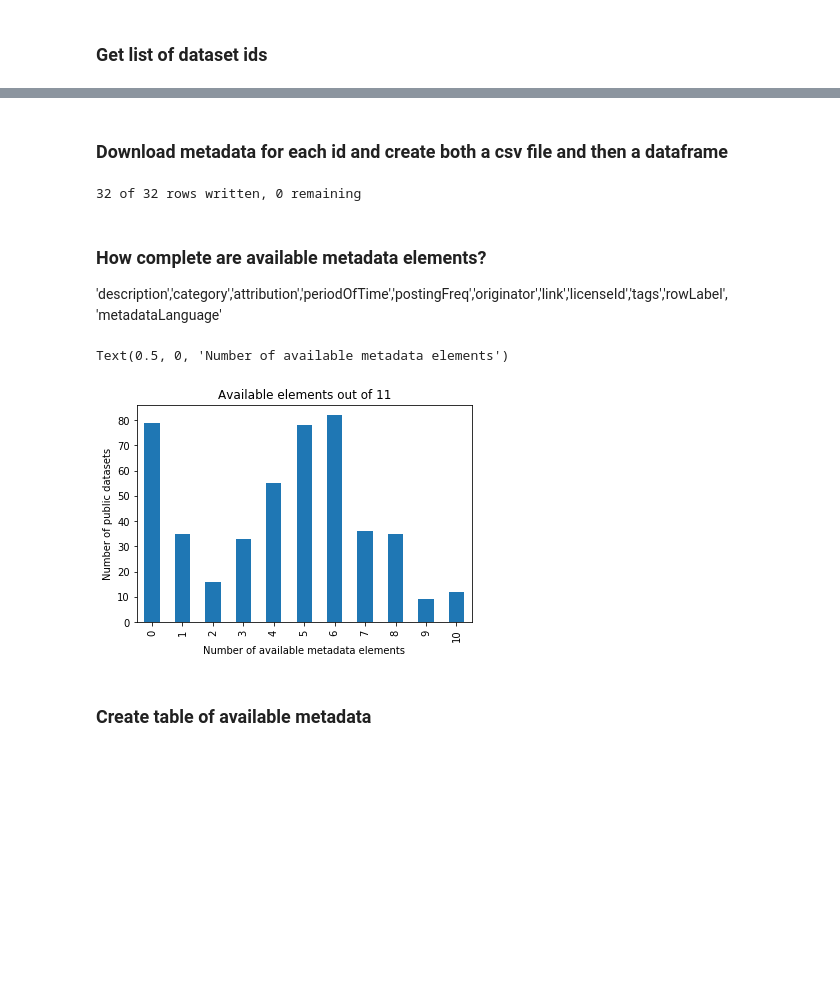
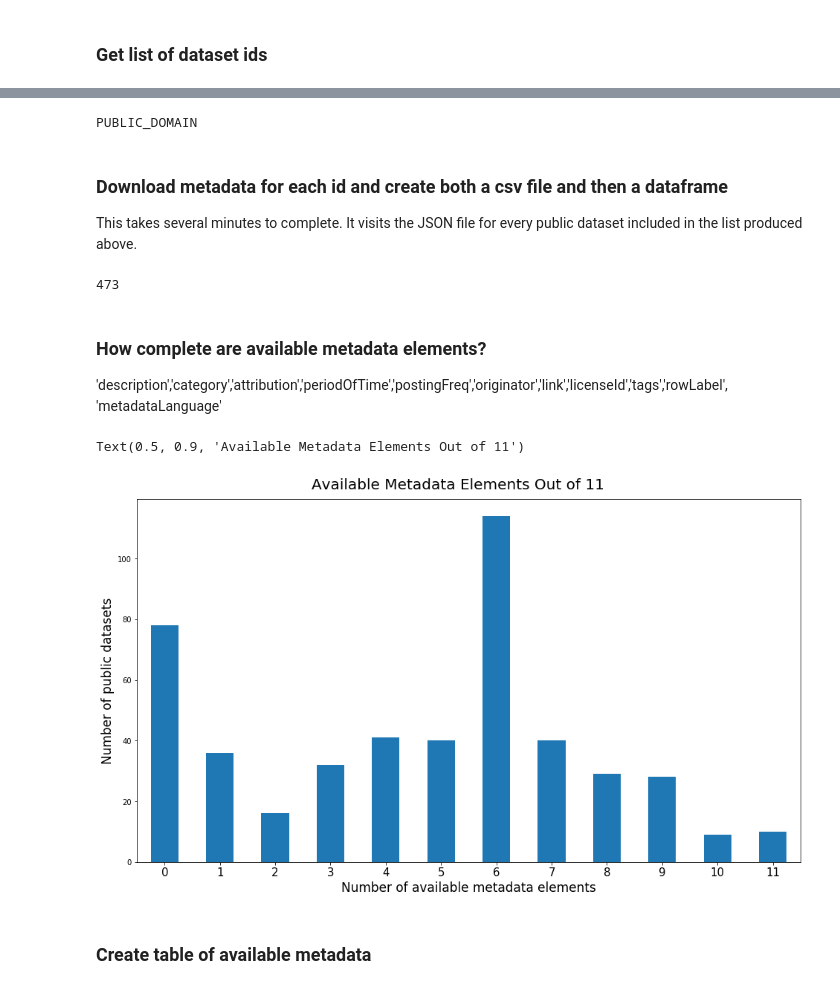
Before and after one commit to OpenDataLiteracy/WSL-AMF, a Jupyter notebook: portal-dashboard/socrata-all-metadata.ipynb, the cells around one changed output, grey strips where cells are left out. Drawn from its saved outputs; the diff is of its cells as text; code cells hidden in the pictures; blank space fills up the shorter version.

```diff
--- a/portal-dashboard/socrata-all-metadata.ipynb
+++ b/portal-dashboard/socrata-all-metadata.ipynb
@@ -136,6 +148,7 @@ pltdf2 = pd.concat([pltdf2, new_row], sort=True) #Add the 'others' value to the
 
 
 #plot the types
+plt.rcParams["figure.figsize"] = [16,9]
 cs=cm.YlGn(np.arange(6)/8.)
 pltdf2.plot(y='value', kind='pie', labels=pltdf2.unit, colors=cs, legend=False, textprops={'fontsize': 16})
 plt.ylabel('') #Gets rid of the "Counts label"
@@ -323,5 +337,24 @@ List built: 470 elements
+# %%
+#with tags: 8wih-9h9v
+#without:w4dt-5axg
+
+s=requests.get('https://data.wa.gov/views/8wih-9h9v.json?$$app_token=OHlDzukOUa15bLYTvOV23hrmX') #build string according to SOCRATA's convention
+r=json.loads(s.text)
+
+print(r.get('licenseId'))
+#print(r.keys())
+def exists(obj, chain):
+    _key = chain.pop(0)
+    if _key in obj:
+        return exists(obj[_key], chain) if chain else obj[_key]
+
+#print(len(exists(r,['tags'])) if exists(r,['tags'])!=None else 0)
+# %% [output]
+PUBLIC_DOMAIN
 # %% [markdown]
 ### Download metadata for each id and create both a csv file and then a dataframe
+
+This takes several minutes to complete. It visits the JSON file for every public dataset included in the list produced above.
 # %%
 # Create a csv file and dataframe
 
@@ -334,7 +367,7 @@ def exists(obj, chain):
 
 
 metadata=open(descriptor+'-METADATA'+str(datetime.datetime.now().strftime("%Y-%m-%d"))+'.csv', 'w', newline='')
-csv.writer(metadata).writerow(['id','name','description','category','attribution','periodOfTime','postingFreq','originator','link','downloadCount','viewCount','licenseId','publicationDate','rowsUpdateAt','tags','rowLabel','metdataLanguage','numberColumns','numColumnDescriptions'])
+csv.writer(metadata).writerow(['id','name','description','category','attribution','periodOfTime','postingFreq','originator','link','downloadCount','viewCount','licenseId','publicationDate','rowsUpdateAt','tags','rowLabel','metdataLanguage','numberColumns','numColumnDescriptions','numTags'])
 
 for s in dtlist:
     s=requests.get(targeturl+'views/'+s+'.json?$$app_token=OHlDzukOUa15bLYTvOV23hrmX') #build string according to SOCRATA's convention
@@ -351,27 +384,30 @@ for s in dtlist:
     #This has custom fields for data.wa.gov, to use with other portals, you'll have to customize it
     csv.writer(metadata).writerow([r['id'],
         r['name'],
-        r.get('description','N/A'),
-        r.get('category','N/A'),
-        r.get('attribution','N/A'),
+        r.get('description'), #For any of these .get(), adding ",'N/A'" will fill the null cells with 'N/A'. However, metadata assessment counts non nulls
+        r.get('category'),
+        r.get('attribution'),
         exists(r['metadata'],['custom_fields','Temporal','Period of Time']), #See the function 'exists' above
         exists(r['metadata'],['custom_fields','Temporal','Posting Frequency']),
         exists(r['metadata'],['custom_fields','Identification','Originator']),
-        r.get('attributionLink','N/A'),
+        r.get('attributionLink'),
         r['downloadCount'],
         r['viewCount'],
-        r.get('LicenseID','N/A'),
+        r.get('licenseId'),
         datetime.datetime.fromtimestamp(r['publicationDate']),
         datetime.datetime.fromtimestamp(r.get('rowsUpdatedAt','N/A')),
         r.get('tags','N/A'),
-        r['metadata'].get('rowLabel','N/A'),
+        r['metadata'].get('rowLabel'),
         exists(r['metadata'],['custom_fields','Identification','Metadata Language']),
         colnum,
-        coldesc]) #write one line to csv file
+        coldesc,
+        len(exists(r,['tags'])) if exists(r,['tags'])!=None else 0]) #write one line to csv file
 
 metadata.close() #Close the output file, release all locks
 
 #Open up the same file as a dataframe. Encode cp1252 avoids a utf8 error.
 dfmeta = pd.read_csv(descriptor+'-METADATA'+str(datetime.datetime.now().strftime("%Y-%m-%d"))+'.csv',encoding='cp1252')
+
+print(len(dfmeta))
 # %% [output]
-32 of 32 rows written, 0 remaining
+473
@@ -378,36 +417,39 @@ dfmeta = pd.read_csv(descriptor+'-METADATA'+str(datetime.datetime.now().strftime
 # %% [markdown]
 ### How complete are available metadata elements?
 'description','category','attribution','periodOfTime','postingFreq','originator','link','licenseId','tags','rowLabel', 'metadataLanguage'
-# %%
-#dfmeta.count(axis='columns')
-#dfmeta.loc[446,]
-dfmeta = pd.read_csv(descriptor+'-METADATA'+str(datetime.datetime.now().strftime("%Y-%m-%d"))+'.csv',encoding='cp1252')
 # %%
 #Available metadata dataframe of public datasets
 #dfmeta['numColumnDescriptions'].replace(0, np.nan, inplace = True)
 
-#Count number of available metadata fields filled (not NaN)(and subtract the uid, name, downloads, views, pub date, update date, num columns, col desc)
-adfmetas1 = dfmeta.count(axis='columns')-8
+#Count number of available metadata fields filled (not NaN)(and subtract the uid, name, downloads, views, pub date, update date, num columns, col desc, num tags; All of which should be filled)
+adfmetas1 = dfmeta.count(axis='columns')-9
 
 #Converts the series to a dataframe
 adfmetacts = pd.DataFrame({'origIndex':adfmetas1.index, 'value':adfmetas1.values})
 
 adfmetas2 = adfmetacts.value.value_counts() #uses matlibplot to count rows for each count
 
 #Converts the series to a dataframe
 
 adfmetacts = pd.DataFrame({'descriptor':'availableMetadataComplete','unit':adfmetas2.index, 'value':adfmetas2.values})
 
 
 adfmeta = adfmetacts.sort_values('unit',ascending=True) #sort the rows
 
 #plot the counts
-adfmeta.plot(y='value', kind='bar', x='unit', legend=False, title='Available elements out of 11')
-plt.ylabel('Number of public datasets') #Gets rid of the "Counts lable"
-plt.xlabel('Number of available metadata elements')
+
+#Font Size
+ftsz = 15
+
+adfmeta.plot(y='value', kind='bar', x='unit', legend=False)
+plt.ylabel('Number of public datasets', fontsize=(ftsz+2)) #Gets rid of the "Counts lable"
+plt.xlabel('Number of available metadata elements', fontsize=(ftsz+2))
+#plt.rc('xtick', labelsize=12)
+plt.xticks(rotation=0, fontsize=ftsz)
+plt.figtext(.5,.9,'Available Metadata Elements Out of 11', fontsize=(ftsz+5), ha='center')
 # %% [output]
-Text(0.5, 0, 'Number of available metadata elements')
+Text(0.5, 0.9, 'Available Metadata Elements Out of 11')
-[figure, old version]
+[figure, new version]
 # %% [markdown]
 ### Create table of available metadata
 # %%
```
Also changed, not shown: parts of 29 cells of this notebook.
